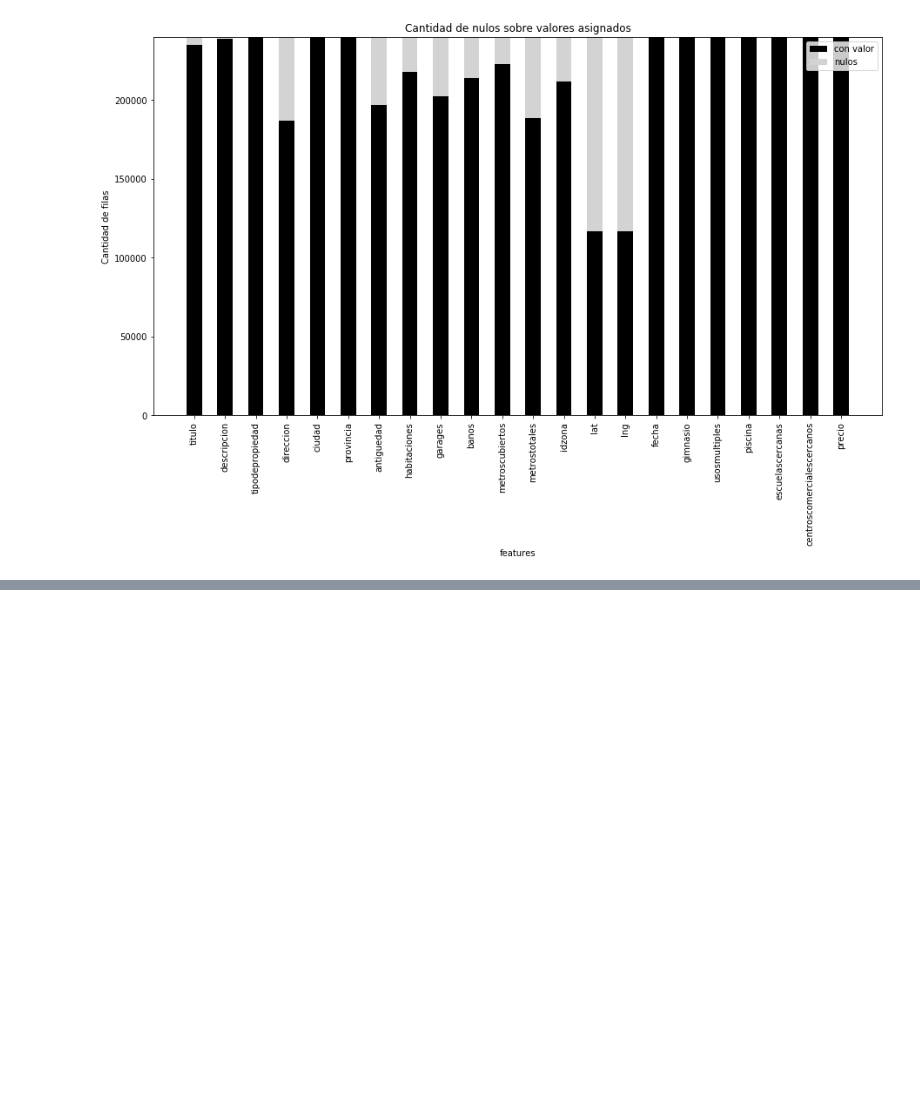
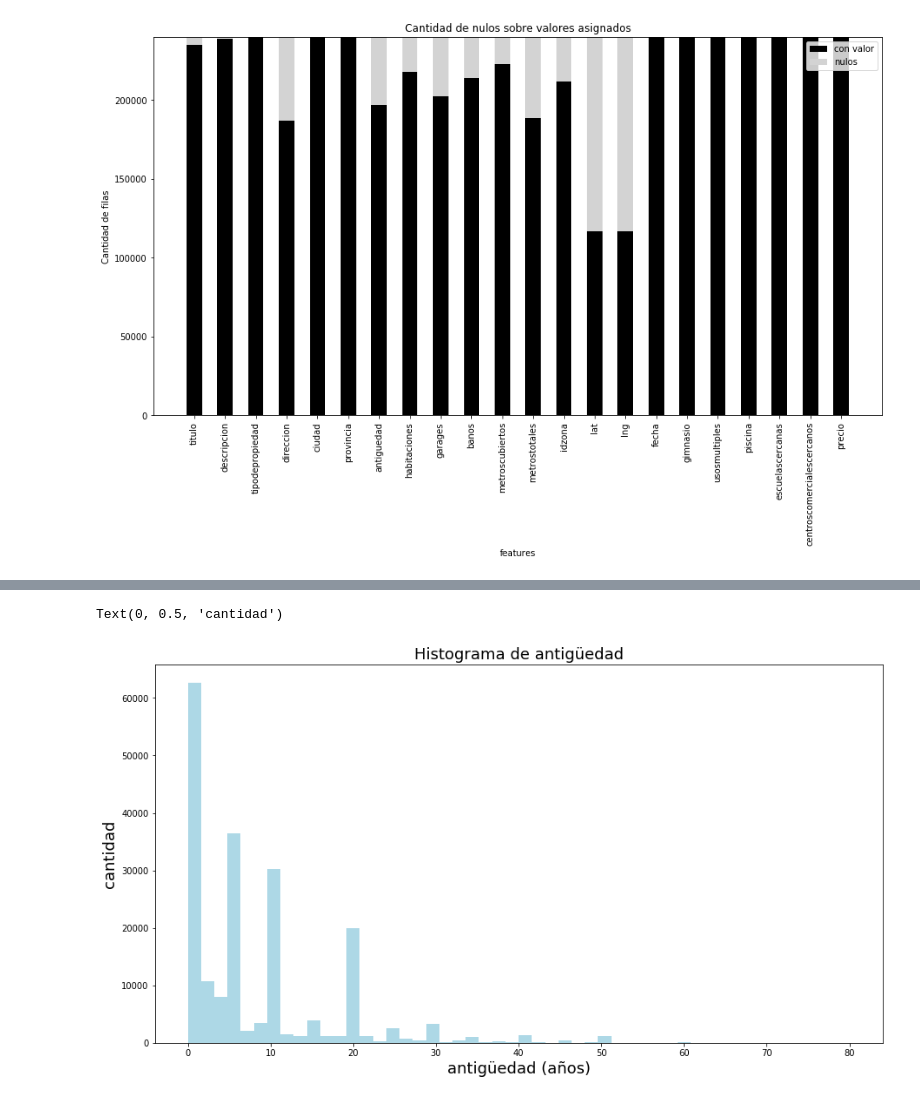
Before and after one commit to josetec1/DatosG29, a Jupyter notebook: Analisis nacho.ipynb, the cells around one changed output, grey strips where cells are left out. Drawn from its saved outputs; the diff is of its cells as text; code cells hidden in the pictures; blank space fills up the shorter version.

Commit message:
histograma antiguedad

```diff
--- a/Analisis nacho.ipynb
+++ b/Analisis nacho.ipynb
@@ -185,0 +196,14 @@ plt.show()
+# %%
+
+df = df.drop(columns=['antiguedad_log'])
+df1 = df.dropna(subset=['antiguedad'])
+#df1['antiguedad_log'] = np.log(df1['antiguedad'])
+#df1['antiguedad_log'] = df1['antiguedad_log'].replace([np.inf, -np.inf], np.nan)
+
+g = df1['antiguedad'].plot.hist(bins=50, color='lightblue')
+g.set_title("Histograma de antigüedad", fontsize=18)
+g.set_xlabel("antigüedad (años)",fontsize=18)
+g.set_ylabel("cantidad", fontsize=18)
+# %% [output]
+Text(0, 0.5, 'cantidad')
+[figure, added]
```
Also changed, not shown: parts of 2 cells of this notebook, 1 other file.
